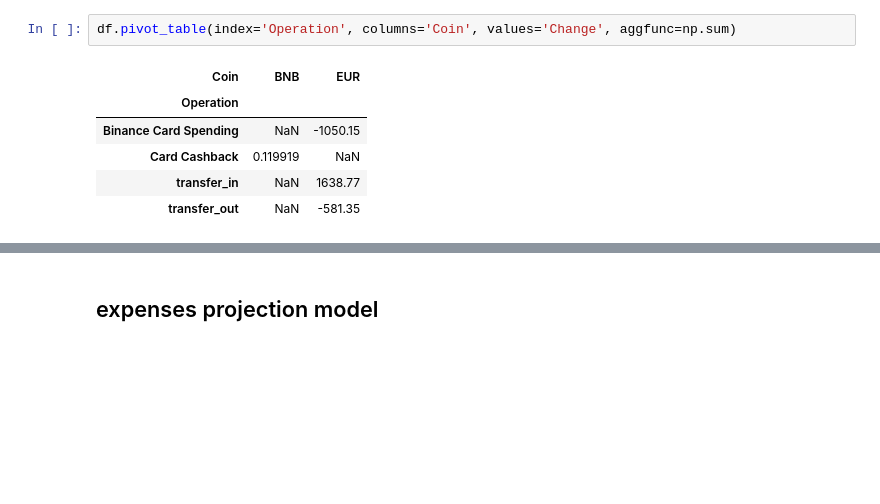
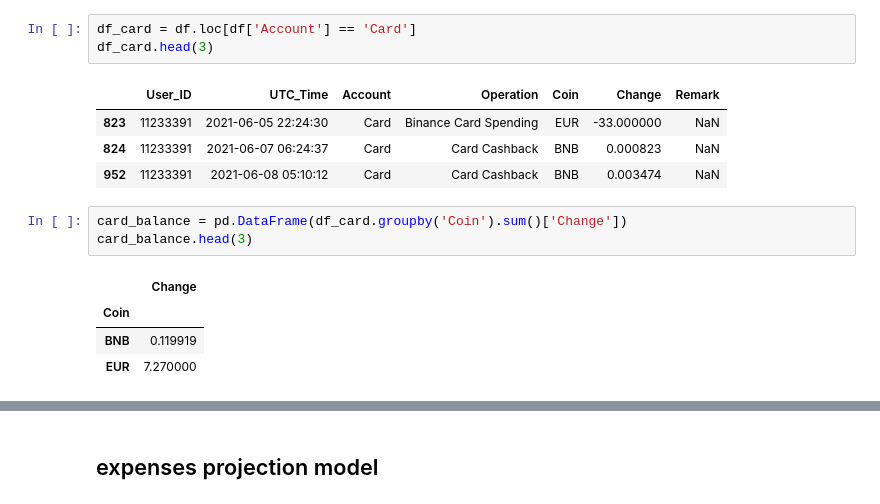
Before and after one commit to ferseguias/binance_dashboard, a Jupyter notebook: notebooks/wallet_card.ipynb, the cells around one changed output, grey strips where cells are left out. Saved outputs shown, nothing was run; the diff lists cells and outputs as text; blank space fills up the shorter version.

```diff
--- a/notebooks/wallet_card.ipynb
+++ b/notebooks/wallet_card.ipynb
@@ -22,9 +17,16 @@ df
-# %%
-df.pivot_table(index='Operation', columns='Coin', values='Change', aggfunc=np.sum)
-# %% [output]
-| Coin | BNB | EUR |
-| Operation |  |  |
-| Binance Card Spending | NaN | -1050.15 |
-| Card Cashback | 0.119919 | NaN |
-| transfer_in | NaN | 1638.77 |
-| transfer_out | NaN | -581.35 |
+# %%
+df_card = df.loc[df['Account'] == 'Card']
+df_card.head(3)
+# %% [output]
+|  | User_ID | UTC_Time | Account | Operation | Coin | Change | Remark |
+| 823 | 11233391 | 2021-06-05 22:24:30 | Card | Binance Card Spending | EUR | -33.000000 | NaN |
+| 824 | 11233391 | 2021-06-07 06:24:37 | Card | Card Cashback | BNB | 0.000823 | NaN |
+| 952 | 11233391 | 2021-06-08 05:10:12 | Card | Card Cashback | BNB | 0.003474 | NaN |
+# %%
+card_balance = pd.DataFrame(df_card.groupby('Coin').sum()['Change'])
+card_balance.head(3)
+# %% [output]
+|  | Change |
+| Coin |  |
+| BNB | 0.119919 |
+| EUR | 7.270000 |
```
Also changed, not shown: parts of 5 cells of this notebook, 3 other files.
